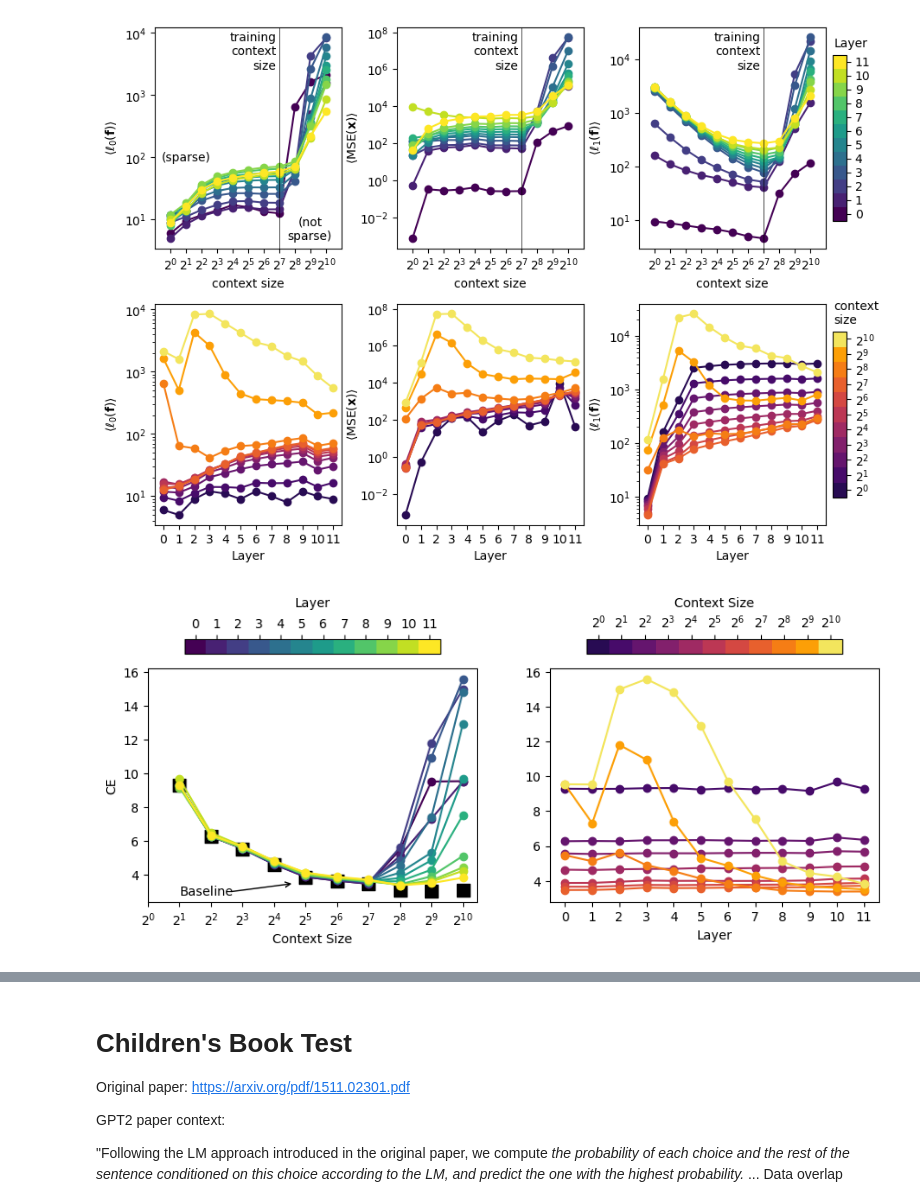
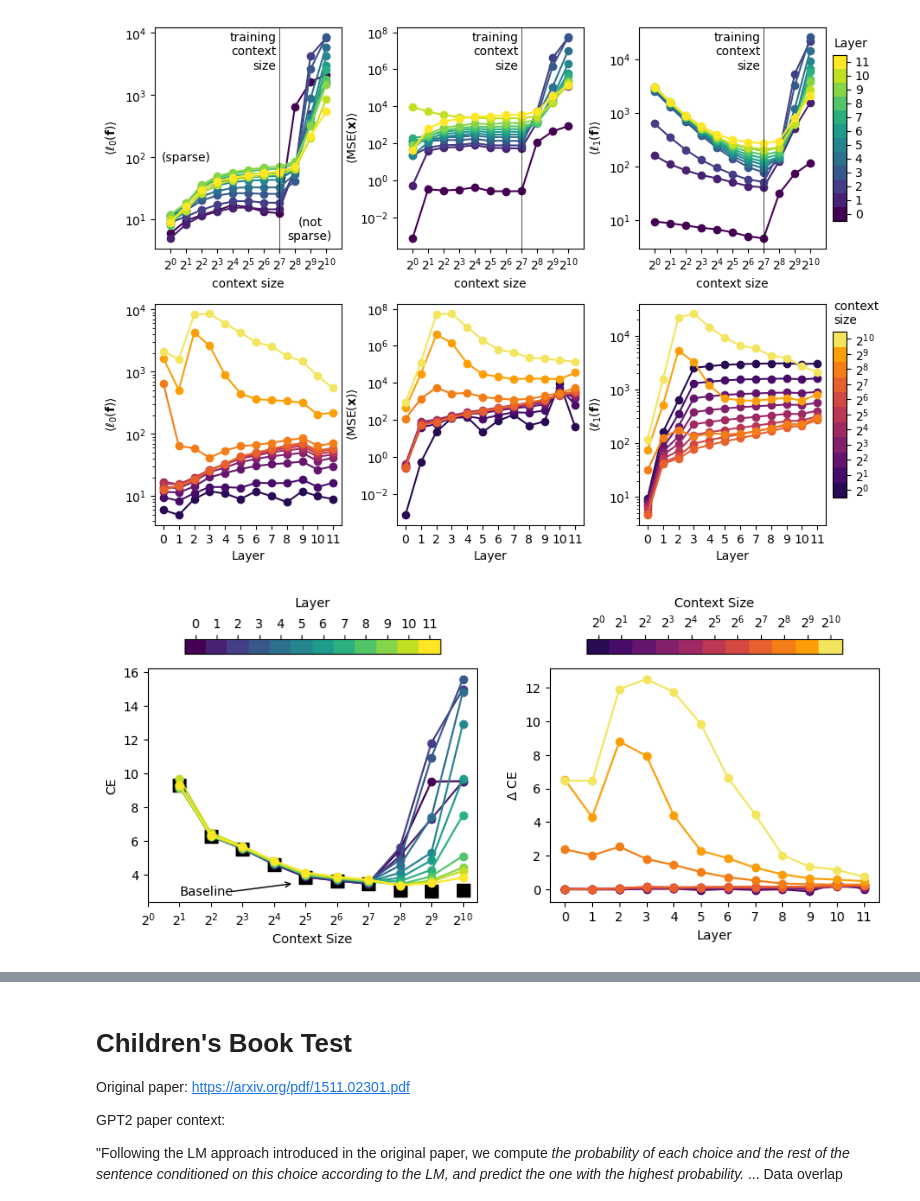
Before and after one commit to evanhanders/sae_validation_blogpost, a Jupyter notebook: gpt2_small_autoencoder_benchmarks.ipynb, the cells around one changed output, grey strips where cells are left out. Drawn from its saved outputs; the diff is of its cells as text; code cells hidden in the pictures.

```diff
--- a/gpt2_small_autoencoder_benchmarks.ipynb
+++ b/gpt2_small_autoencoder_benchmarks.ipynb
@@ -635,35 +635,36 @@ cb.set_ticklabels(range(12))
 cax1.tick_params(top=True, labeltop=True, bottom=False, labelbottom=False)
 ax1.set_ylabel('CE')
 ax1.set_xlabel('Context Size')
 ax1.set_xscale('log')
 ax1.set_xticks(context_sizes)
 ax1.set_xticklabels([r'$2^{{{}}}$'.format(int(np.log2(c))) for c in context_sizes])
 ax1.set_xticklabels([r'$2^{{{}}}$'.format(int(np.log2(c))) for c in context_sizes])
 ax1.tick_params(which='minor', color='w')
 # ax1.set_xlim(1, 2048)
 
 ax1.text(2, 3, 'Baseline', ha='left', va='center')
 ax1.annotate("", xy=(25, 3.5), xytext=(6, 3), arrowprops=dict(arrowstyle="->"))
 
 
 for i, c in enumerate(context_sizes):
     good = df['context_size'] == c
-    ax2.plot(np.array(df['layer'])[good], np.array(df['loss_reconst'][good]), 'o-', c=sm.to_rgba(i))
+    ax2.plot(np.array(df['layer'])[good], np.array(df['loss_reconst'][good]) - np.array(df['loss_base'][::len(context_sizes)])[i+1], 'o-', c=sm.to_rgba(i))
 
 ax2.set_xlabel('Layer')
 ax2.set_xticks(range(12))
+ax2.set_ylabel(r'$\Delta$ CE')
 
 cb = plt.colorbar(context_sm, cax=cax2, orientation='horizontal')
 
 cb.set_ticks([np.log2(c)+0.5 for c in context_sizes])
 cb.set_ticklabels([r'$2^{{{}}}$'.format(int(np.log2(c))) for c in context_sizes])
 # cb.set_ticklabels(context_sizes)
 cax2.tick_params(top=True, labeltop=True, bottom=False, labelbottom=False)
 cax2.set_xlabel('Context Size', labelpad=-45)
 
 fig.savefig('context_sizes_CE.png', dpi=300, bbox_inches='tight')
 # %% [output]
-[figure, old version]
+[figure, new version]
 # %%
 #Also checking what the L2 norm growth looks like as the context length gets longer and showing whether that explains MSE loss.
 fig = plt.figure(figsize=(8,3))
```
Also changed, not shown: parts of 19 cells of this notebook, 14 other files.
